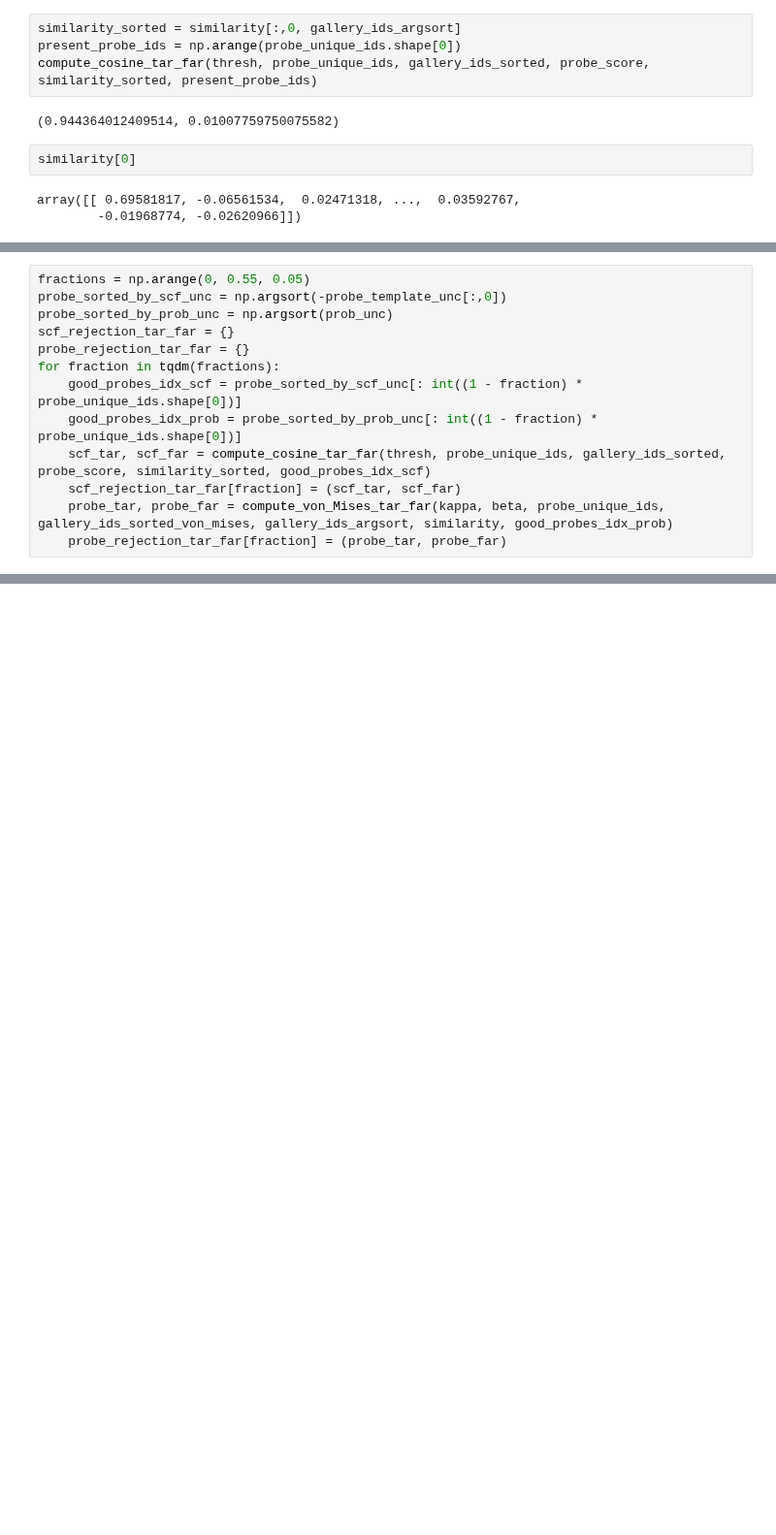
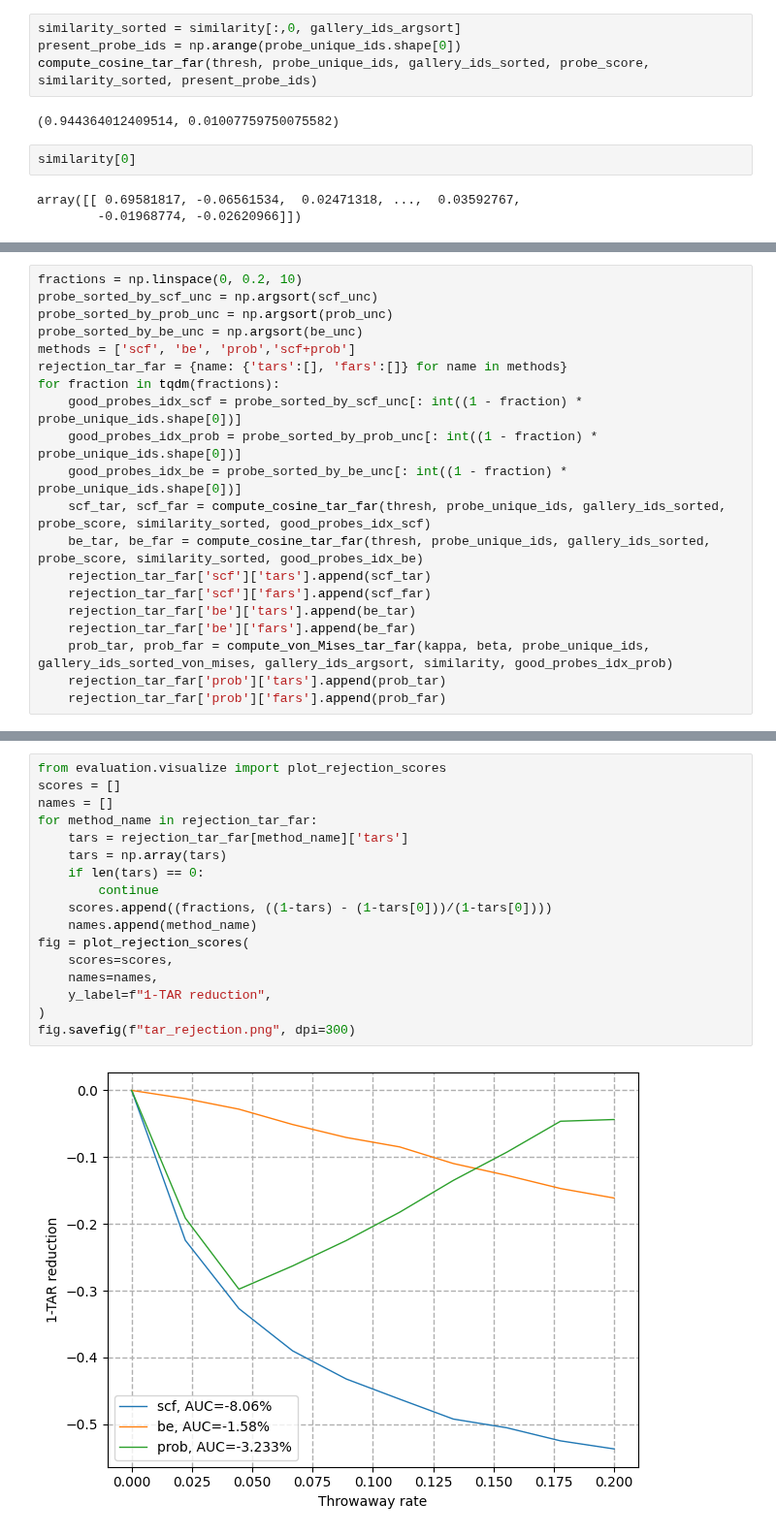
Before and after one commit to vanekek/face_ue, a Jupyter notebook: sandbox/vonMisesPred.ipynb, the cells around one changed output, grey strips where cells are left out. Shown at 97% size. Saved outputs shown, nothing was run; the diff lists cells and outputs as text; blank space fills up the shorter version.

```diff
--- a/sandbox/vonMisesPred.ipynb
+++ b/sandbox/vonMisesPred.ipynb
@@ -224,15 +229,22 @@ prob_unc = -np.max(all_classes_log_prob, axis=1)
 #     label='maxprob',
 # )
 # %%
-fractions = np.arange(0, 0.55, 0.05)
-probe_sorted_by_scf_unc = np.argsort(-probe_template_unc[:,0])
+fractions = np.linspace(0, 0.2, 10)
+probe_sorted_by_scf_unc = np.argsort(scf_unc)
 probe_sorted_by_prob_unc = np.argsort(prob_unc)
-scf_rejection_tar_far = {}
-probe_rejection_tar_far = {}
+probe_sorted_by_be_unc = np.argsort(be_unc)
+methods = ['scf', 'be', 'prob','scf+prob']
+rejection_tar_far = {name: {'tars':[], 'fars':[]} for name in methods}
 for fraction in tqdm(fractions):
     good_probes_idx_scf = probe_sorted_by_scf_unc[: int((1 - fraction) * probe_unique_ids.shape[0])]
     good_probes_idx_prob = probe_sorted_by_prob_unc[: int((1 - fraction) * probe_unique_ids.shape[0])]
+    good_probes_idx_be = probe_sorted_by_be_unc[: int((1 - fraction) * probe_unique_ids.shape[0])]
     scf_tar, scf_far = compute_cosine_tar_far(thresh, probe_unique_ids, gallery_ids_sorted, probe_score, similarity_sorted, good_probes_idx_scf)
-    scf_rejection_tar_far[fraction] = (scf_tar, scf_far)
-    probe_tar, probe_far = compute_von_Mises_tar_far(kappa, beta, probe_unique_ids, gallery_ids_sorted_von_mises, gallery_ids_argsort, similarity, good_probes_idx_prob)
-    probe_rejection_tar_far[fraction] = (probe_tar, probe_far)
+    be_tar, be_far = compute_cosine_tar_far(thresh, probe_unique_ids, gallery_ids_sorted, probe_score, similarity_sorted, good_probes_idx_be)
+    rejection_tar_far['scf']['tars'].append(scf_tar)
+    rejection_tar_far['scf']['fars'].append(scf_far)
+    rejection_tar_far['be']['tars'].append(be_tar)
+    rejection_tar_far['be']['fars'].append(be_far)
+    prob_tar, prob_far = compute_von_Mises_tar_far(kappa, beta, probe_unique_ids, gallery_ids_sorted_von_mises, gallery_ids_argsort, similarity, good_probes_idx_prob)
+    rejection_tar_far['prob']['tars'].append(prob_tar)
+    rejection_tar_far['prob']['fars'].append(prob_far)
@@ -272,0 +266,19 @@ probe_fars = np.array([probe_rejection_tar_far[key][1] for key in probe_rejectio
+# %%
+from evaluation.visualize import plot_rejection_scores
+scores = []
+names = []
+for method_name in rejection_tar_far:
+    tars = rejection_tar_far[method_name]['tars']
+    tars = np.array(tars)
+    if len(tars) == 0:
+        continue
+    scores.append((fractions, ((1-tars) - (1-tars[0]))/(1-tars[0])))
+    names.append(method_name)
+fig = plot_rejection_scores(
+    scores=scores,
+    names=names,
+    y_label=f"1-TAR reduction",
+)
+fig.savefig(f"tar_rejection.png", dpi=300)
+# %% [output]
+[figure, added]
```
Also changed, not shown: parts of 10 cells of this notebook, 3 other files.
